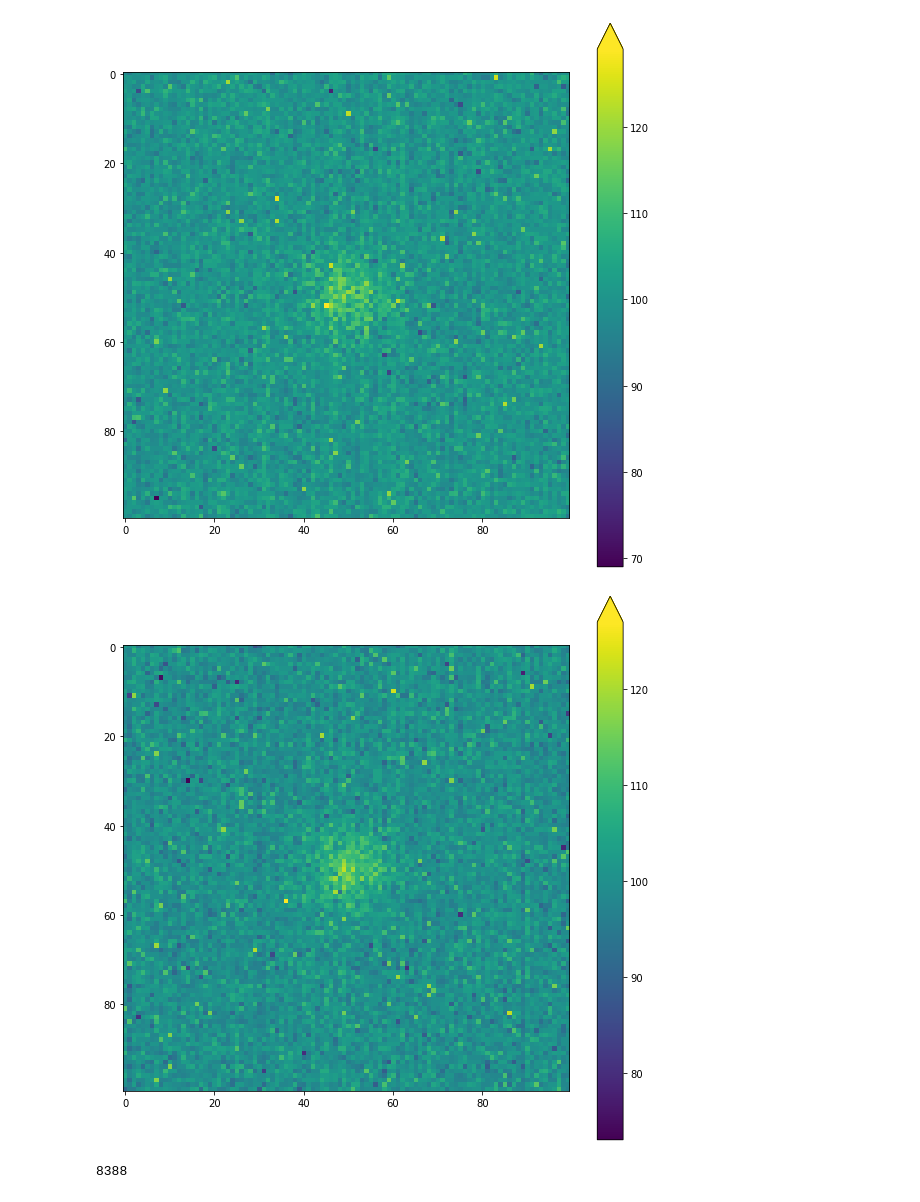
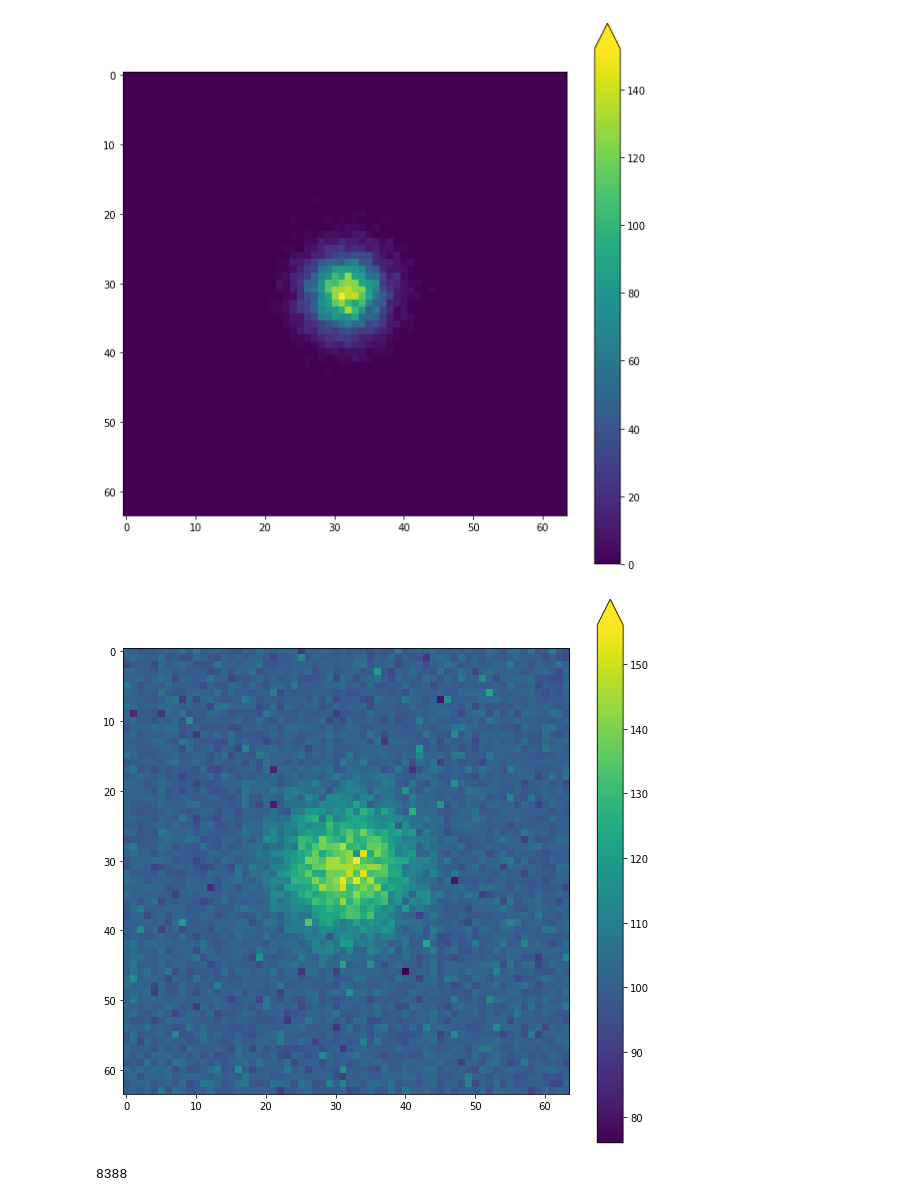
Before and after one commit to KirillRuSS/IDAO-2021-Kirill, a Jupyter notebook: normal_distribution.ipynb, the cells around one changed output. Drawn from its saved outputs; the diff is of its cells as text; code cells hidden in the pictures.

```diff
--- a/normal_distribution.ipynb
+++ b/normal_distribution.ipynb
@@ -66,15 +95,15 @@ spectors_1[:10]
 # %%
-matrix, matrix_noise = get_distribution(sigma_r=0.99, average_r=0.06, p_eng=0.8, n=100000, energy_limit=21, matrix_noise=get_noise_img(100))
-pos = plt.imshow(matrix_noise)
+matrix, matrix_noise = dist_gen.get_distribution(sigma_r=0.9, average_r=0.06, p_eng=0.9, n=100000, energy_limit=21, matrix_noise=dist_gen.get_noise_img())
+pos = plt.imshow(matrix)
 plt.colorbar(pos, extend='max')
 plt.show()
 
-pos = plt.imshow(crop_image(random.choice(d), (100, 100), False))
+pos = plt.imshow(crop_image(random.choice(imgs[y.reshape(-1)==20]), (64, 64), False))
 plt.colorbar(pos, extend='max')
 plt.show()
 # %% [output]
-[figure, old version]
+[figure, new version]
-[figure, old version]
+[figure, new version]
 # %%
 get_distribution(sigma_r=0.99, average_r=0.06, p_eng=0.8, n=100000, energy_limit=21, matrix_noise=get_noise_img(100))
 # %% [output]
```
Also changed, not shown: parts of 7 cells of this notebook, 11 other files.
